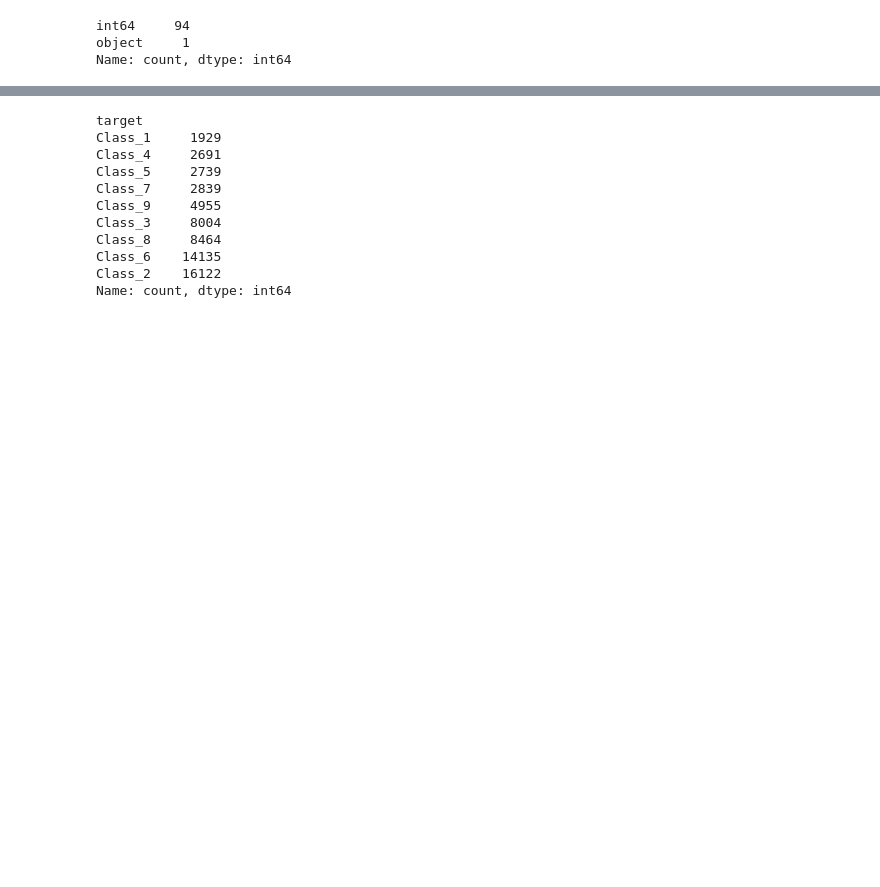
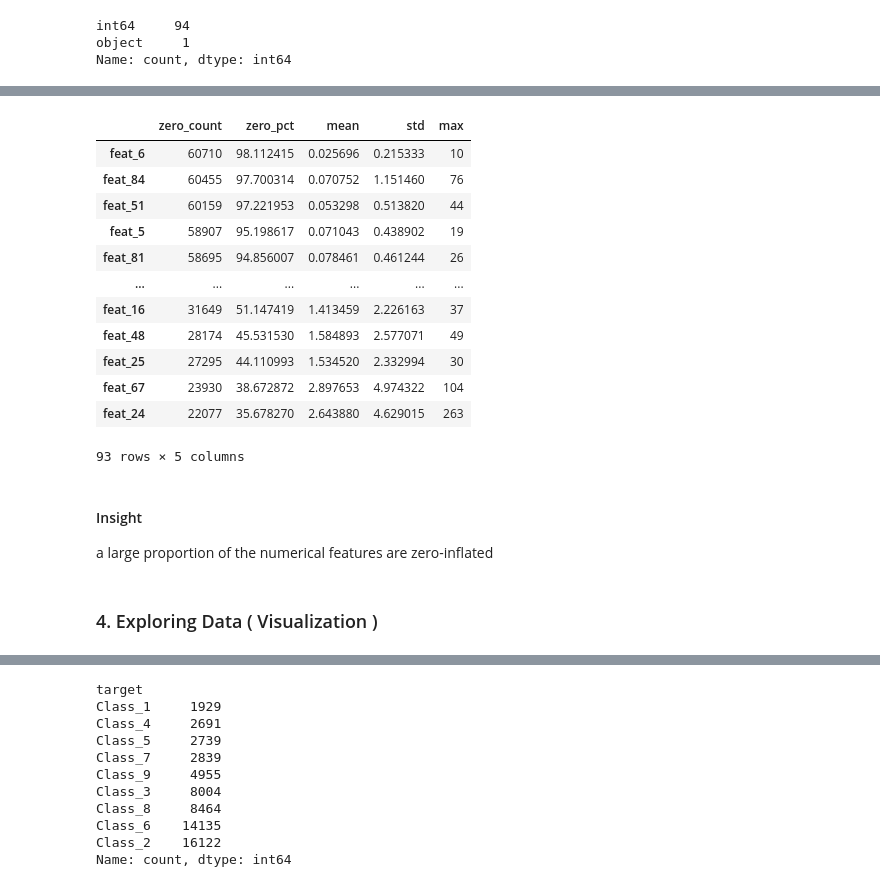
Before and after one commit to Newshasadat/otto-group-product-classification-challenge, a Jupyter notebook: notebook.ipynb, the cells around one changed output, grey strips where cells are left out. Cells and saved outputs as stored; diff of their text form; code cells hidden in the pictures; blank space fills up the shorter version.

```diff
--- a/notebook.ipynb
+++ b/notebook.ipynb
@@ -90,5 +202,39 @@ np.int64(0)
 target_col = "target"
 y = df[target_col]
 X = df.drop(columns=[target_col, "id"])
+# %%
+zero_stats = pd.DataFrame({
+    "zero_count": (X == 0).sum(),
+    "zero_pct": (X == 0).mean() * 100,
+    "mean": X.mean(),
+    "std": X.std(),
+    "max": X.max()
+})
+
+zero_stats = zero_stats.sort_values(
+    "zero_pct",
+    ascending=False
+)
+
+zero_stats
+# %% [output]
+|  | zero_count | zero_pct | mean | std | max |
+| feat_6 | 60710 | 98.112415 | 0.025696 | 0.215333 | 10 |
+| feat_84 | 60455 | 97.700314 | 0.070752 | 1.151460 | 76 |
+| feat_51 | 60159 | 97.221953 | 0.053298 | 0.513820 | 44 |
+| feat_5 | 58907 | 95.198617 | 0.071043 | 0.438902 | 19 |
+| feat_81 | 58695 | 94.856007 | 0.078461 | 0.461244 | 26 |
+| ... | ... | ... | ... | ... | ... |
+| feat_16 | 31649 | 51.147419 | 1.413459 | 2.226163 | 37 |
+| feat_48 | 28174 | 45.531530 | 1.584893 | 2.577071 | 49 |
+| feat_25 | 27295 | 44.110993 | 1.534520 | 2.332994 | 30 |
+| feat_67 | 23930 | 38.672872 | 2.897653 | 4.974322 | 104 |
+| feat_24 | 22077 | 35.678270 | 2.643880 | 4.629015 | 263 |
+93 rows × 5 columns
+# %% [markdown]
+#### Insight
+a large proportion of the numerical features are zero-inflated
+# %% [markdown]
+### 4. Exploring Data ( Visualization )
 # %%
 y.nunique()
```
Also changed, not shown: parts of 87 cells of this notebook, 2 other files.
